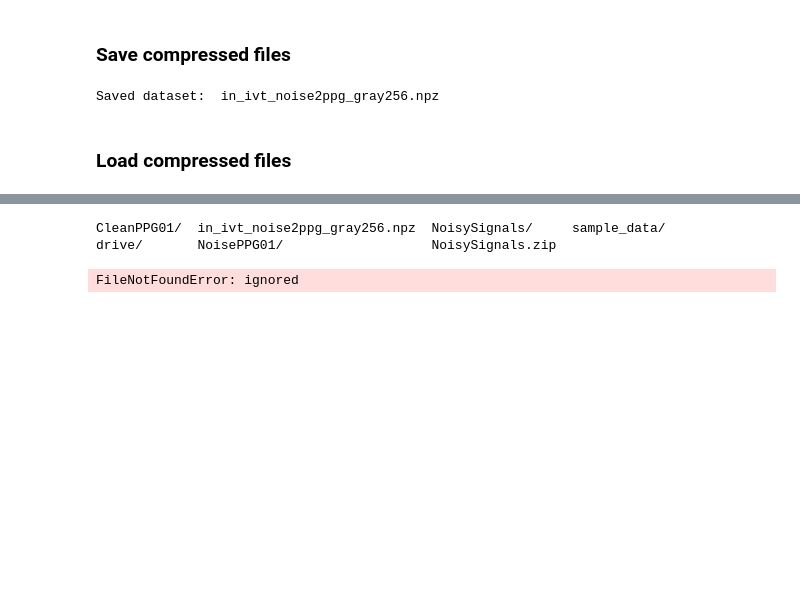
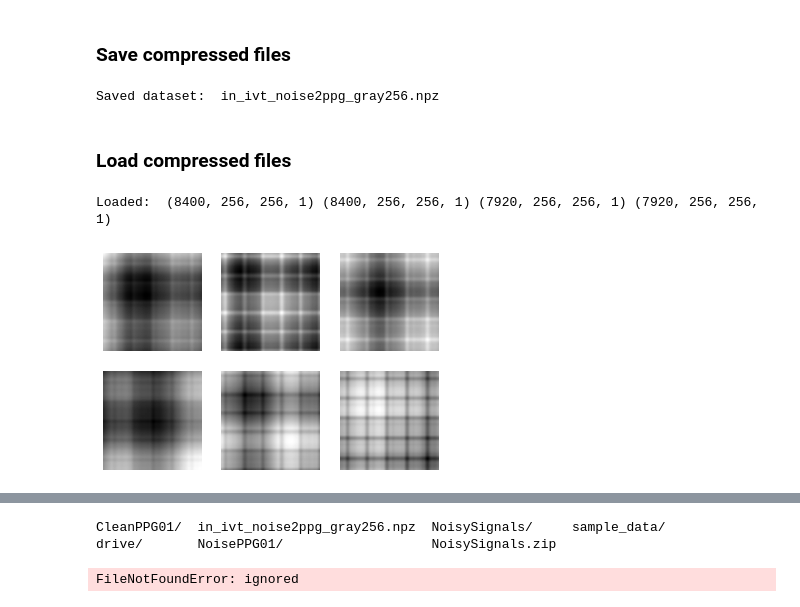
Before and after one commit to LongNguyen1984/GANLearning, a Jupyter notebook: CCycleGAN_UNet1.ipynb, the cells around one changed output, grey strips where cells are left out. Drawn from its saved outputs; the diff is of its cells as text; code cells hidden in the pictures; blank space fills up the shorter version.

```diff
--- a/CCycleGAN_UNet1.ipynb
+++ b/CCycleGAN_UNet1.ipynb
@@ -476,35 +476,38 @@ cp './drive/Shareddrives/AIOT_LAB_DOCS/Data/GANdata/CCycleGAN/in_ivt_noise2ppg_g
 from numpy import load
 from matplotlib import pyplot
 import numpy as np
 
 # load the dataset
 #data = load('apple2orange_256.npz')
 #dataA, dataB = data['arr_0'], data['arr_1']
 #data = load('acc2ppg_256.npz')
 data = load('in_ivt_noise2ppg_gray256.npz')
-dataAin, dataAivt, dataBin, dataBivt = data['arr_0'], data['arr_1']
+dataAin, dataAivt, dataBin, dataBivt = data['arr_0'], data['arr_1'],data['arr_2'], data['arr_3']
 print('Loaded: ', dataAin.shape, dataAivt.shape, dataBin.shape, dataBivt.shape)
 # plot source images
 n_samples = 3
 for i in range(n_samples):
-	pyplot.subplot(2, n_samples, 1 + i)
+	pyplot.subplot(4, n_samples, 1 + i)
 	pyplot.axis('off')
 	pyplot.imshow(dataAin[i][:,:,0], cmap='gray')
 	#pyplot.imshow(dataA[i].astype('uint8'))
 # plot target image
 for i in range(n_samples):
-	pyplot.subplot(2, n_samples, 1 + n_samples + i)
+	pyplot.subplot(4, n_samples, 1 + n_samples + i)
 	pyplot.axis('off')
 	pyplot.imshow(dataAivt[i][:,:,0], cmap='gray')
 	#pyplot.imshow(dataB[i].astype('uint8'))
 for i in range(n_samples):
-	pyplot.subplot(2, n_samples, 1 + i)
+	pyplot.subplot(4, n_samples, 1 + + n_samples*2+ i)
 	pyplot.axis('off')
 	pyplot.imshow(dataBin[i][:,:,0], cmap='gray')
 	#pyplot.imshow(dataA[i].astype('uint8'))
 # plot target image
 for i in range(n_samples):
-	pyplot.subplot(2, n_samples, 1 + n_samples + i)
+	pyplot.subplot(4, n_samples, 1 + n_samples*3 + i)
 	pyplot.axis('off')
 	pyplot.imshow(dataBivt[i][:,:,0], cmap='gray')
 pyplot.show()
+# %% [output]
+Loaded:  (8400, 256, 256, 1) (8400, 256, 256, 1) (7920, 256, 256, 1) (7920, 256, 256, 1)
+[figure, added]
```
Also changed, not shown: parts of 1 cell of this notebook.
